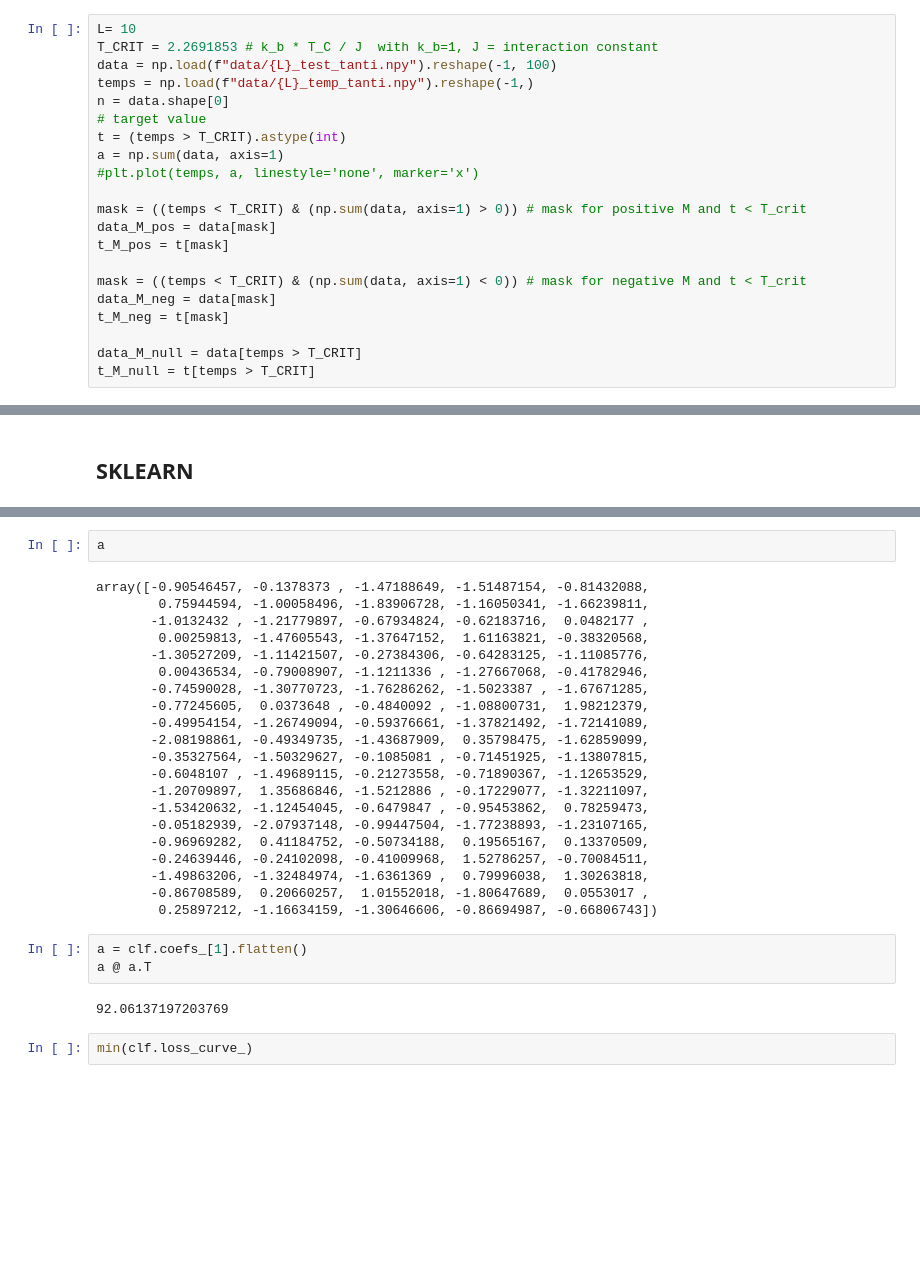
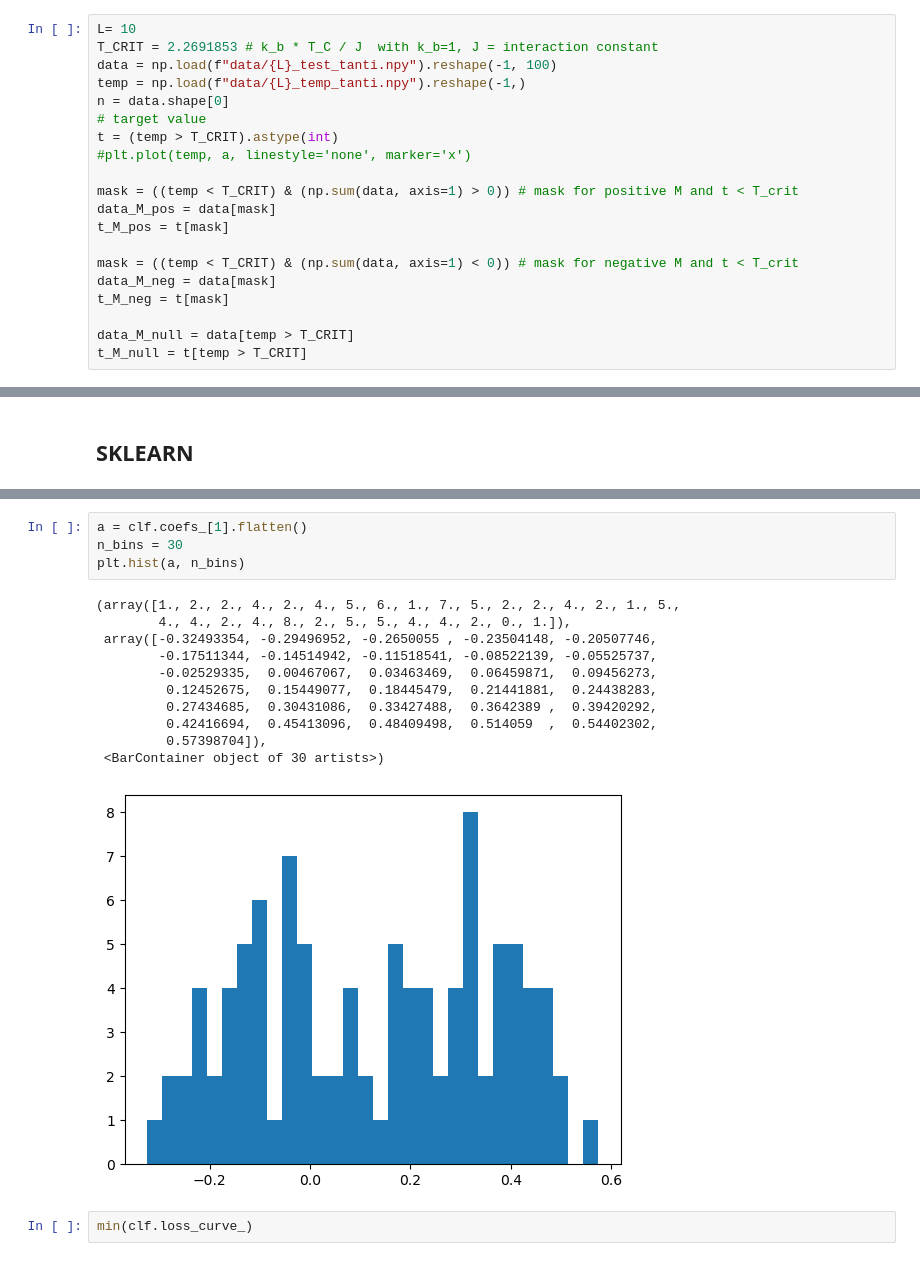
Before and after one commit to feanor3/tesi, a Jupyter notebook: analysis.ipynb, the cells around one changed output, grey strips where cells are left out. Drawn from its saved outputs; the diff is of its cells as text; blank space fills up the shorter version.

```diff
--- a/analysis.ipynb
+++ b/analysis.ipynb
@@ -114,21 +125,20 @@ plt.imshow(data[1082
 L= 10
 T_CRIT = 2.2691853 # k_b * T_C / J  with k_b=1, J = interaction constant
 data = np.load(f"data/{L}_test_tanti.npy").reshape(-1, 100)
-temps = np.load(f"data/{L}_temp_tanti.npy").reshape(-1,)
+temp = np.load(f"data/{L}_temp_tanti.npy").reshape(-1,)
 n = data.shape[0]
 # target value
-t = (temps > T_CRIT).astype(int)
-a = np.sum(data, axis=1)
-#plt.plot(temps, a, linestyle='none', marker='x')
+t = (temp > T_CRIT).astype(int)
+#plt.plot(temp, a, linestyle='none', marker='x')
 
-mask = ((temps < T_CRIT) & (np.sum(data, axis=1) > 0)) # mask for positive M and t < T_crit
+mask = ((temp < T_CRIT) & (np.sum(data, axis=1) > 0)) # mask for positive M and t < T_crit
 data_M_pos = data[mask]
 t_M_pos = t[mask]
 
-mask = ((temps < T_CRIT) & (np.sum(data, axis=1) < 0)) # mask for negative M and t < T_crit
+mask = ((temp < T_CRIT) & (np.sum(data, axis=1) < 0)) # mask for negative M and t < T_crit
 data_M_neg = data[mask]
 t_M_neg = t[mask]
 
-data_M_null = data[temps > T_CRIT]
-t_M_null = t[temps > T_CRIT]
+data_M_null = data[temp > T_CRIT]
+t_M_null = t[temp > T_CRIT]
 # %%
@@ -183,31 +213,19 @@ ax2.legend(["train_loss", "val_loss"])
-# %%
-a
-# %% [output]
-array([-0.90546457, -0.1378373 , -1.47188649, -1.51487154, -0.81432088,
-        0.75944594, -1.00058496, -1.83906728, -1.16050341, -1.66239811,
-       -1.0132432 , -1.21779897, -0.67934824, -0.62183716,  0.0482177 ,
-        0.00259813, -1.47605543, -1.37647152,  1.61163821, -0.38320568,
-       -1.30527209, -1.11421507, -0.27384306, -0.64283125, -1.11085776,
-        0.00436534, -0.79008907, -1.1211336 , -1.27667068, -0.41782946,
-       -0.74590028, -1.30770723, -1.76286262, -1.5023387 , -1.67671285,
-       -0.77245605,  0.0373648 , -0.4840092 , -1.08800731,  1.98212379,
-       -0.49954154, -1.26749094, -0.59376661, -1.37821492, -1.72141089,
-       -2.08198861, -0.49349735, -1.43687909,  0.35798475, -1.62859099,
-       -0.35327564, -1.50329627, -0.1085081 , -0.71451925, -1.13807815,
-       -0.6048107 , -1.49689115, -0.21273558, -0.71890367, -1.12653529,
-       -1.20709897,  1.35686846, -1.5212886 , -0.17229077, -1.32211097,
-       -1.53420632, -1.12454045, -0.6479847 , -0.95453862,  0.78259473,
-       -0.05182939, -2.07937148, -0.99447504, -1.77238893, -1.23107165,
-       -0.96969282,  0.41184752, -0.50734188,  0.19565167,  0.13370509,
-       -0.24639446, -0.24102098, -0.41009968,  1.52786257, -0.70084511,
-       -1.49863206, -1.32484974, -1.6361369 ,  0.79996038,  1.30263818,
-       -0.86708589,  0.20660257,  1.01552018, -1.80647689,  0.0553017 ,
-        0.25897212, -1.16634159, -1.30646606, -0.86694987, -0.66806743])
 # %%
 a = clf.coefs_[1].flatten()
-a @ a.T
+n_bins = 30
+plt.hist(a, n_bins)
 # %% [output]
-92.06137197203769
+(array([1., 2., 2., 4., 2., 4., 5., 6., 1., 7., 5., 2., 2., 4., 2., 1., 5.,
+        4., 4., 2., 4., 8., 2., 5., 5., 4., 4., 2., 0., 1.]),
+ array([-0.32493354, -0.29496952, -0.2650055 , -0.23504148, -0.20507746,
+        -0.17511344, -0.14514942, -0.11518541, -0.08522139, -0.05525737,
+        -0.02529335,  0.00467067,  0.03463469,  0.06459871,  0.09456273,
+         0.12452675,  0.15449077,  0.18445479,  0.21441881,  0.24438283,
+         0.27434685,  0.30431086,  0.33427488,  0.3642389 ,  0.39420292,
+         0.42416694,  0.45413096,  0.48409498,  0.514059  ,  0.54402302,
+         0.57398704]),
+ <BarContainer object of 30 artists>)
+[figure, added]
 # %%
 min(clf.loss_curve_)
 # %% [output]
```
Also changed, not shown: parts of 14 cells of this notebook, 3 other files.
